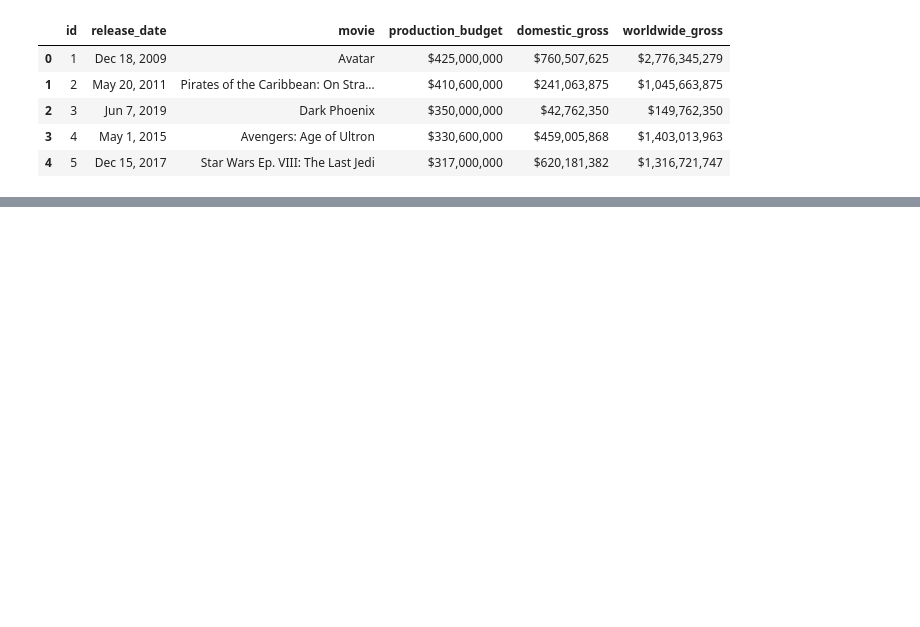
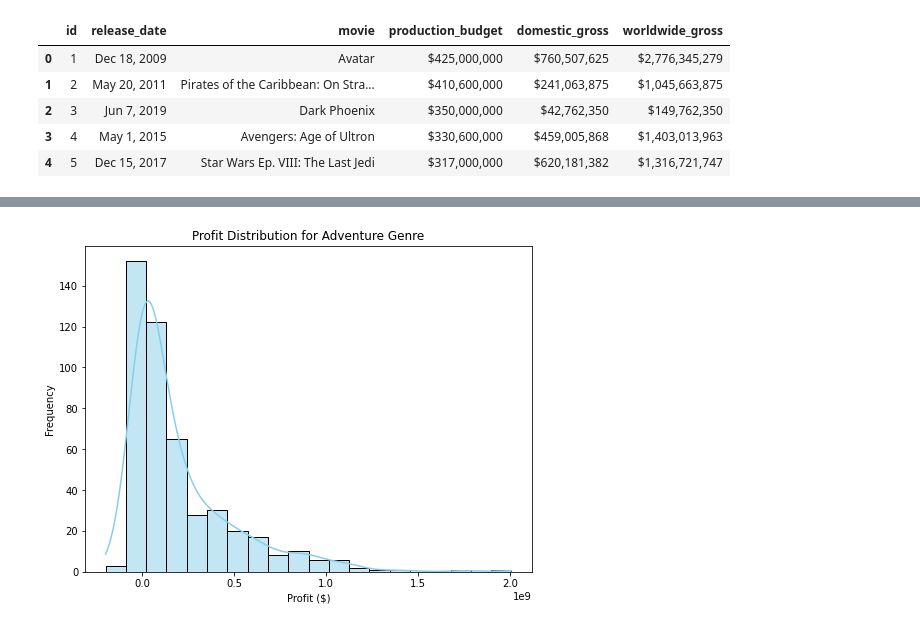
Before and after one commit to sangwon224/Movie_Studio_Strategy_Recommendation, a Jupyter notebook: Movie_Studio_Strategy_Recommendation.ipynb, the cells around one changed output, grey strips where cells are left out. Drawn from its saved outputs; the diff is of its cells as text; code cells hidden in the pictures; blank space fills up the shorter version.

```diff
--- a/Movie_Studio_Strategy_Recommendation.ipynb
+++ b/Movie_Studio_Strategy_Recommendation.ipynb
@@ -266,0 +206,15 @@ plt.show();
+# %%
+# Plotting - this visualizes the distribuation of profit for adventure movies
+
+plt.figure(figsize=(8, 6))
+sns.histplot(adventure_profit, color='skyblue', bins=20, kde=True)
+
+# Adding labels and title
+plt.xlabel('Profit ($)')
+plt.ylabel('Frequency')
+plt.title('Profit Distribution for Adventure Genre')
+
+# Show plot
+plt.show()
+# %% [output]
+[figure, added]
```
Also changed, not shown: parts of 43 cells of this notebook.
